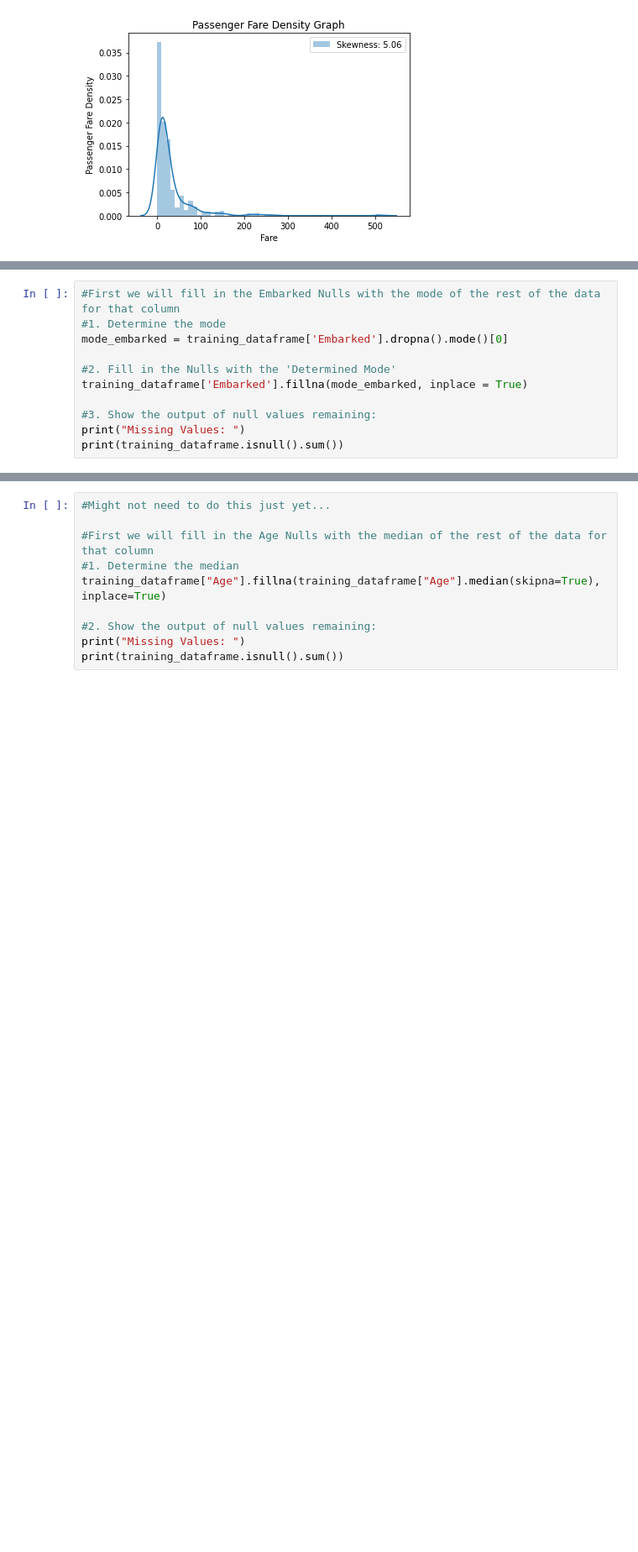
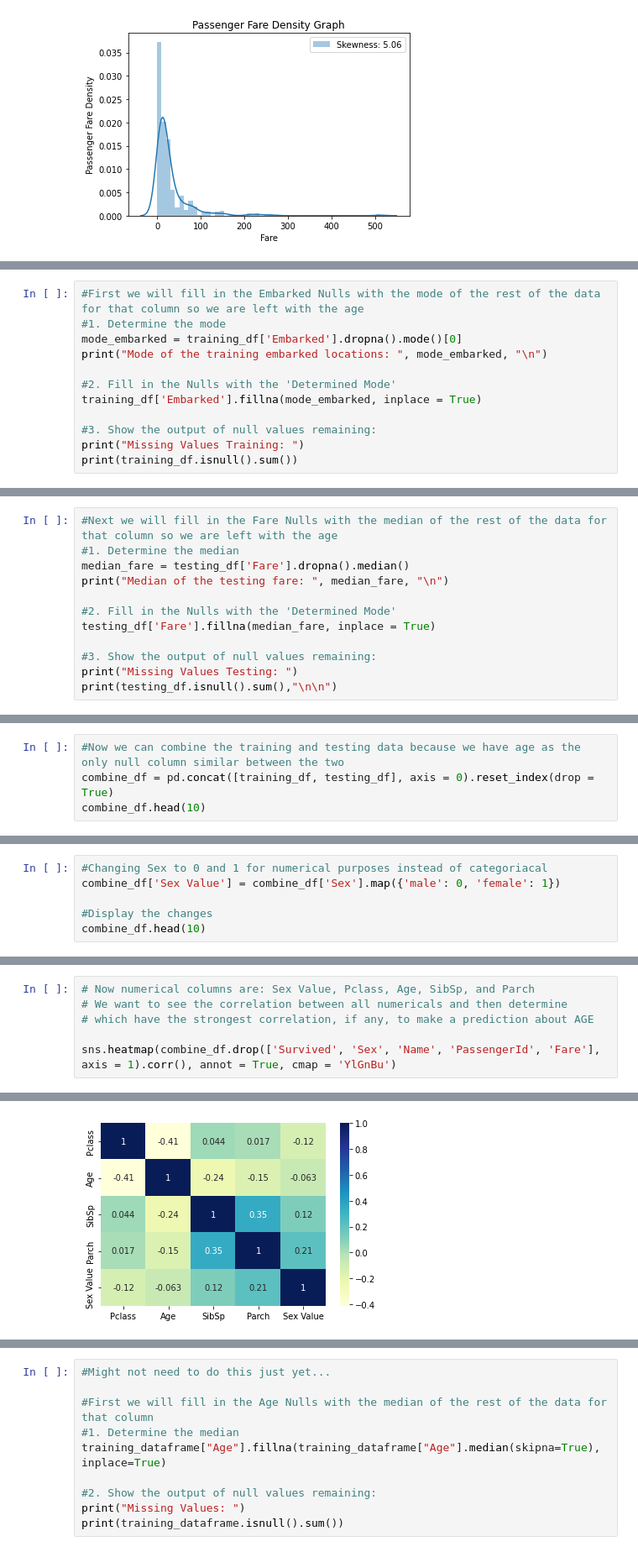
Before and after one commit to DicheDiez10/CSCI-191-T-ML, a Jupyter notebook: KaggleTitanic/KaggleTitanic.ipynb, the cells around one changed output, grey strips where cells are left out. Shown: that part at 84% size. Drawn from its saved outputs; the diff is of its cells as text; blank space fills up the shorter version.

```diff
--- a/KaggleTitanic/KaggleTitanic.ipynb
+++ b/KaggleTitanic/KaggleTitanic.ipynb
@@ -711,12 +738,13 @@ dtype: int64
 # %%
-#First we will fill in the Embarked Nulls with the mode of the rest of the data for that column
+#First we will fill in the Embarked Nulls with the mode of the rest of the data for that column so we are left with the age
 #1. Determine the mode
-mode_embarked = training_dataframe['Embarked'].dropna().mode()[0]
+mode_embarked = training_df['Embarked'].dropna().mode()[0]
+print("Mode of the training embarked locations: ", mode_embarked, "\n")
 
 #2. Fill in the Nulls with the 'Determined Mode'
-training_dataframe['Embarked'].fillna(mode_embarked, inplace = True)
+training_df['Embarked'].fillna(mode_embarked, inplace = True)
 
 #3. Show the output of null values remaining:
-print("Missing Values: ")
-print(training_dataframe.isnull().sum())
+print("Missing Values Training: ")
+print(training_df.isnull().sum())
 # %% [output]
@@ -735,2 +763,14 @@ Cabin          687
 Embarked         0
 dtype: int64
+# %%
+#Next we will fill in the Fare Nulls with the median of the rest of the data for that column so we are left with the age
+#1. Determine the median
+median_fare = testing_df['Fare'].dropna().median()
+print("Median of the testing fare: ", median_fare, "\n")
+
+#2. Fill in the Nulls with the 'Determined Mode'
+testing_df['Fare'].fillna(median_fare, inplace = True)
+
+#3. Show the output of null values remaining:
+print("Missing Values Testing: ")
+print(testing_df.isnull().sum(),"\n\n")
@@ -736,0 +791,4 @@ dtype: int64
+# %%
+#Now we can combine the training and testing data because we have age as the only null column similar between the two
+combine_df = pd.concat([training_df, testing_df], axis = 0).reset_index(drop = True)
+combine_df.head(10)
@@ -736,0 +829,6 @@ dtype: int64
+# %%
+#Changing Sex to 0 and 1 for numerical purposes instead of categoriacal
+combine_df['Sex Value'] = combine_df['Sex'].map({'male': 0, 'female': 1})
+
+#Display the changes
+combine_df.head(10)
@@ -736,0 +847,7 @@ dtype: int64
+# %%
+# Now numerical columns are: Sex Value, Pclass, Age, SibSp, and Parch
+# We want to see the correlation between all numericals and then determine
+# which have the strongest correlation, if any, to make a prediction about AGE
+
+sns.heatmap(combine_df.drop(['Survived', 'Sex', 'Name', 'PassengerId', 'Fare'], axis = 1).corr(), annot = True, cmap = 'YlGnBu')
+# %% [output]
@@ -736,0 +855 @@ dtype: int64
+[figure, added]
```
Also changed, not shown: parts of 22 cells of this notebook.
